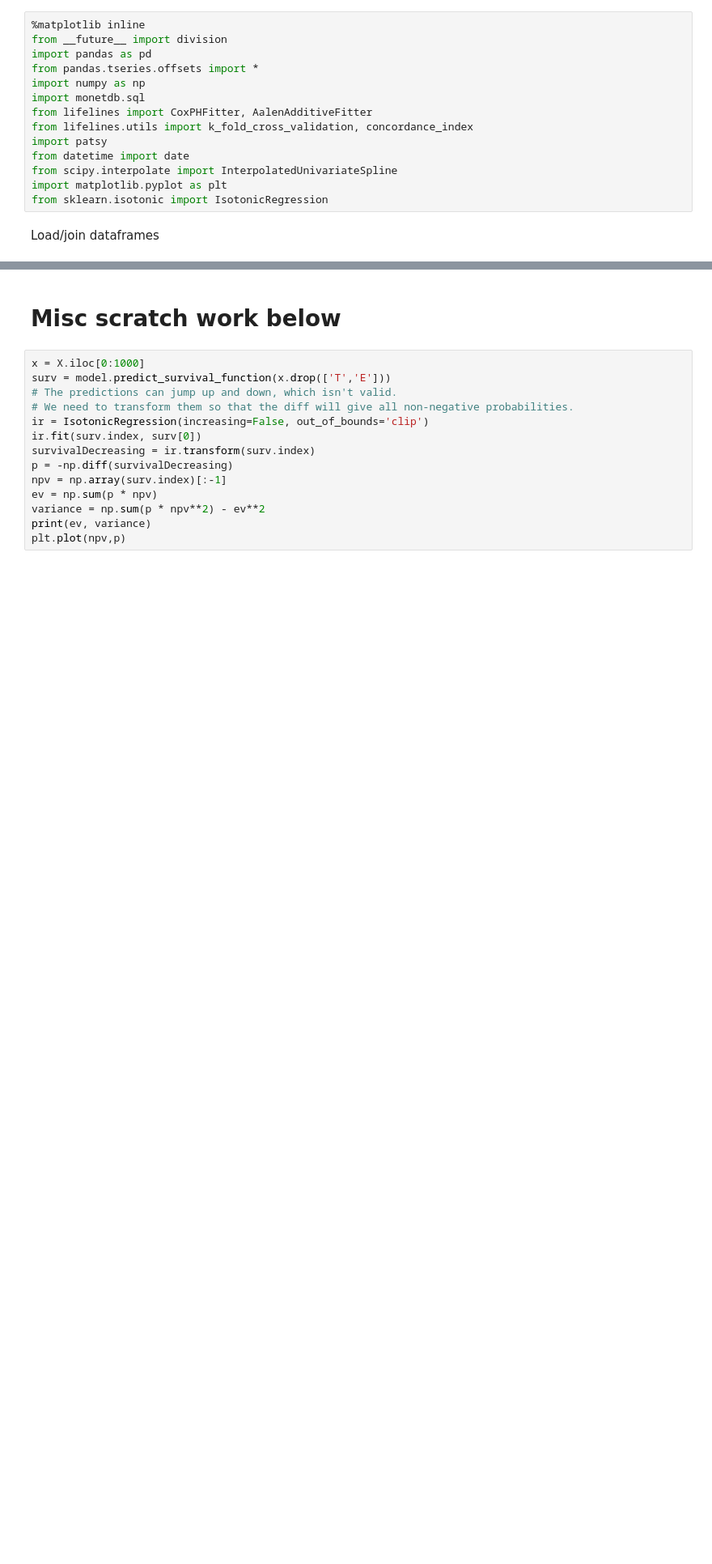
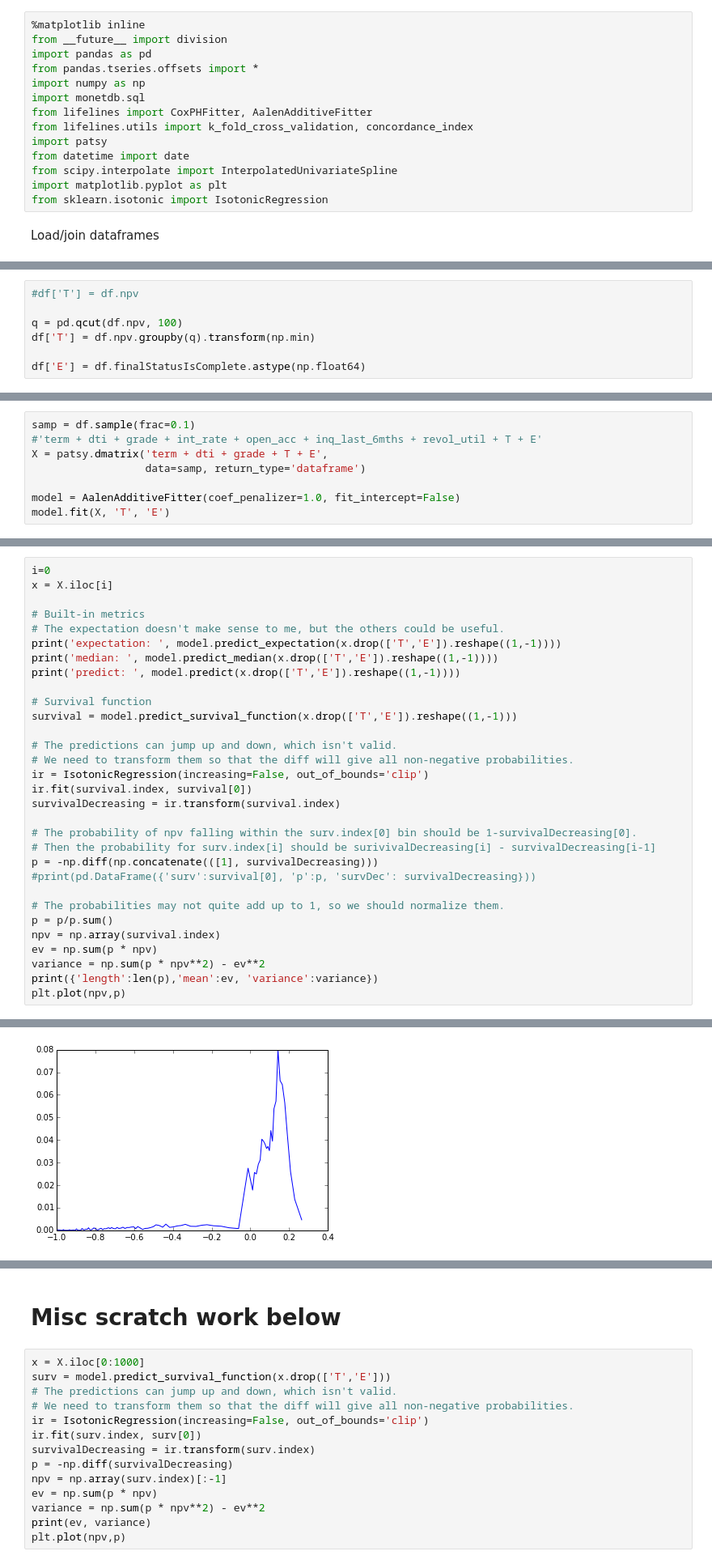
Before and after one commit to Erin-Boehmer/p2p-loan-capstone, a Jupyter notebook: Nathan.ipynb, the cells around one changed output, grey strips where cells are left out. Shown at 81% size. Cells and saved outputs as stored; diff of their text form; blank space fills up the shorter version.

Commit message:
Cleaned up work on interpreting survival model output

```diff
--- a/Nathan.ipynb
+++ b/Nathan.ipynb
@@ -26,0 +35,7 @@ This syntax is the only way I found to get the right answer
+# %%
+#df['T'] = df.npv
+
+q = pd.qcut(df.npv, 100)
+df['T'] = df.npv.groupby(q).transform(np.min)
+
+df['E'] = df.finalStatusIsComplete.astype(np.float64)
@@ -26,0 +46,8 @@ This syntax is the only way I found to get the right answer
+# %%
+samp = df.sample(frac=0.1)
+#'term + dti + grade + int_rate + open_acc + inq_last_6mths + revol_util + T + E'
+X = patsy.dmatrix('term + dti + grade + T + E',
+                  data=samp, return_type='dataframe')
+
+model = AalenAdditiveFitter(coef_penalizer=1.0, fit_intercept=False)
+model.fit(X, 'T', 'E')
@@ -26,0 +59,32 @@ This syntax is the only way I found to get the right answer
+# %%
+i=0
+x = X.iloc[i]
+
+# Built-in metrics
+# The expectation doesn't make sense to me, but the others could be useful.
+print('expectation: ', model.predict_expectation(x.drop(['T','E']).reshape((1,-1))))
+print('median: ', model.predict_median(x.drop(['T','E']).reshape((1,-1))))
+print('predict: ', model.predict(x.drop(['T','E']).reshape((1,-1))))
+
+# Survival function
+survival = model.predict_survival_function(x.drop(['T','E']).reshape((1,-1)))
+
+# The predictions can jump up and down, which isn't valid.
+# We need to transform them so that the diff will give all non-negative probabilities.
+ir = IsotonicRegression(increasing=False, out_of_bounds='clip')
+ir.fit(survival.index, survival[0])
+survivalDecreasing = ir.transform(survival.index)
+
+# The probability of npv falling within the surv.index[0] bin should be 1-survivalDecreasing[0].
+# Then the probability for surv.index[i] should be surivivalDecreasing[i] - survivalDecreasing[i-1]
+p = -np.diff(np.concatenate(([1], survivalDecreasing)))
+#print(pd.DataFrame({'surv':survival[0], 'p':p, 'survDec': survivalDecreasing}))
+
+# The probabilities may not quite add up to 1, so we should normalize them.
+p = p/p.sum()
+npv = np.array(survival.index)
+ev = np.sum(p * npv)
+variance = np.sum(p * npv**2) - ev**2
+print({'length':len(p),'mean':ev, 'variance':variance})
+plt.plot(npv,p)
+# %% [output]
@@ -26,0 +98 @@ This syntax is the only way I found to get the right answer
+[figure, added]
```
Also changed, not shown: parts of 14 cells of this notebook.
